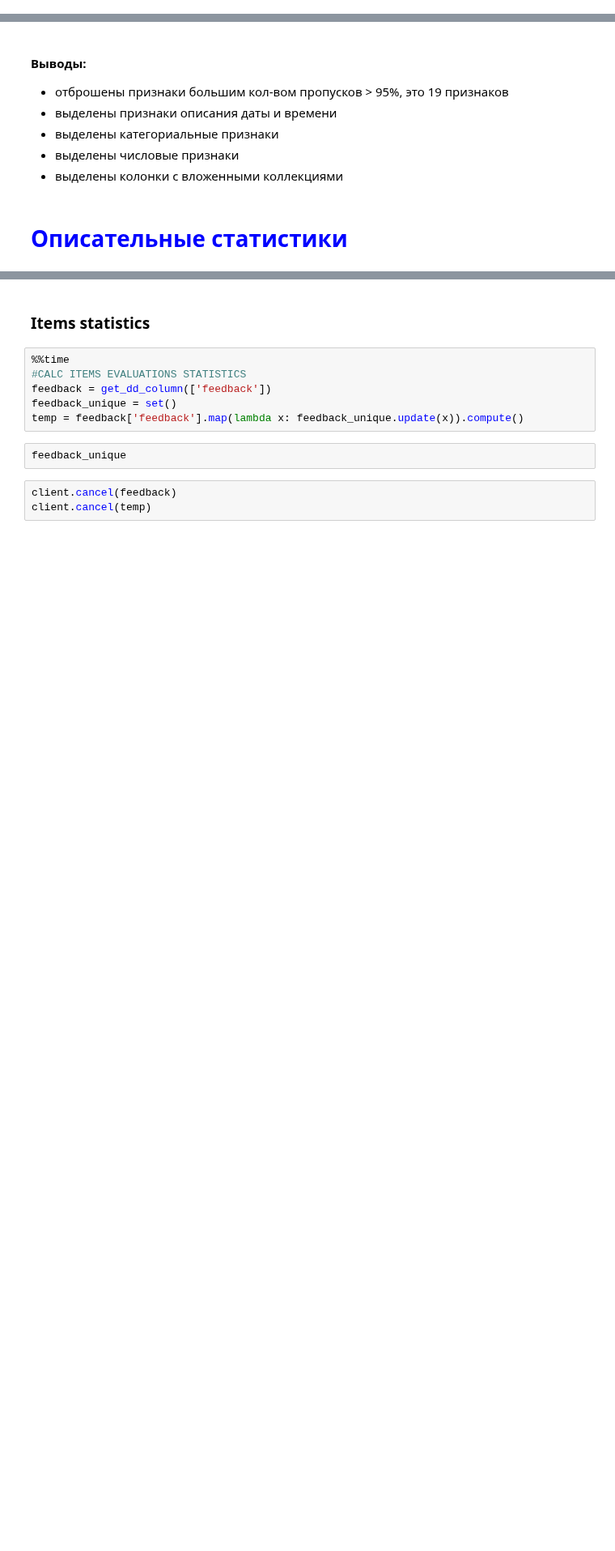
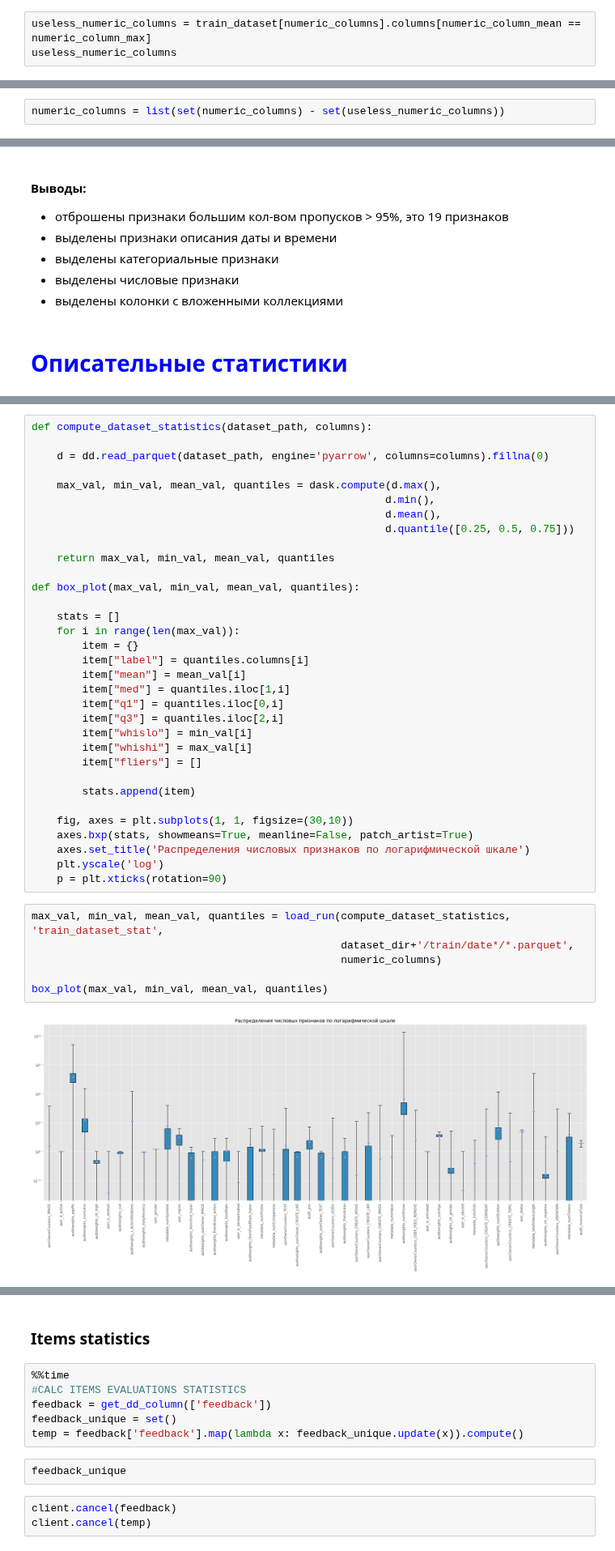
Before and after one commit to MLDPEngineer/User-behaviour-clasification, a Jupyter notebook: Create Dataset.ipynb, the cells around one changed output, grey strips where cells are left out. Shown at 81% size. Drawn from its saved outputs; the diff is of its cells as text; blank space fills up the shorter version.

```diff
--- a/Create Dataset.ipynb
+++ b/Create Dataset.ipynb
@@ -179,0 +195,3 @@ numeric_columns = list(set(not_object_type_columns) - set(date_time_columns)) +
+# %%
+useless_numeric_columns = train_dataset[numeric_columns].columns[numeric_column_mean == numeric_column_max]
+useless_numeric_columns
@@ -180,3 +215,5 @@ numeric_columns = list(set(not_object_type_columns) - set(date_time_columns)) +
+# %%
+numeric_columns = list(set(numeric_columns) - set(useless_numeric_columns))
 # %% [markdown]
 ### Проверка вложенных признаков
 # %%
@@ -288,0 +286,41 @@ p = plt.yticks(y_axis, y_values)
+# %%
+def compute_dataset_statistics(dataset_path, columns):
+
+    d = dd.read_parquet(dataset_path, engine='pyarrow', columns=columns).fillna(0)
+
+    max_val, min_val, mean_val, quantiles = dask.compute(d.max(),
+                                                        d.min(),
+                                                        d.mean(),
+                                                        d.quantile([0.25, 0.5, 0.75]))
+
+    return max_val, min_val, mean_val, quantiles
+
+def box_plot(max_val, min_val, mean_val, quantiles):
+
+    stats = []
+    for i in range(len(max_val)):
+        item = {}
+        item["label"] = quantiles.columns[i]
+        item["mean"] = mean_val[i]
+        item["med"] = quantiles.iloc[1,i]
+        item["q1"] = quantiles.iloc[0,i]
+        item["q3"] = quantiles.iloc[2,i]
+        item["whislo"] = min_val[i]
+        item["whishi"] = max_val[i]
+        item["fliers"] = []
+
+        stats.append(item)
+
+    fig, axes = plt.subplots(1, 1, figsize=(30,10))
+    axes.bxp(stats, showmeans=True, meanline=False, patch_artist=True)
+    axes.set_title('Распределения числовых признаков по логарифмической шкале')
+    plt.yscale('log')
+    p = plt.xticks(rotation=90)
+# %%
+max_val, min_val, mean_val, quantiles = load_run(compute_dataset_statistics, 'train_dataset_stat',
+                                                 dataset_dir+'/train/date*/*.parquet',
+                                                 numeric_columns)
+
+box_plot(max_val, min_val, mean_val, quantiles)
+# %% [output]
+[figure, added]
```
Also changed, not shown: parts of 26 cells of this notebook.
